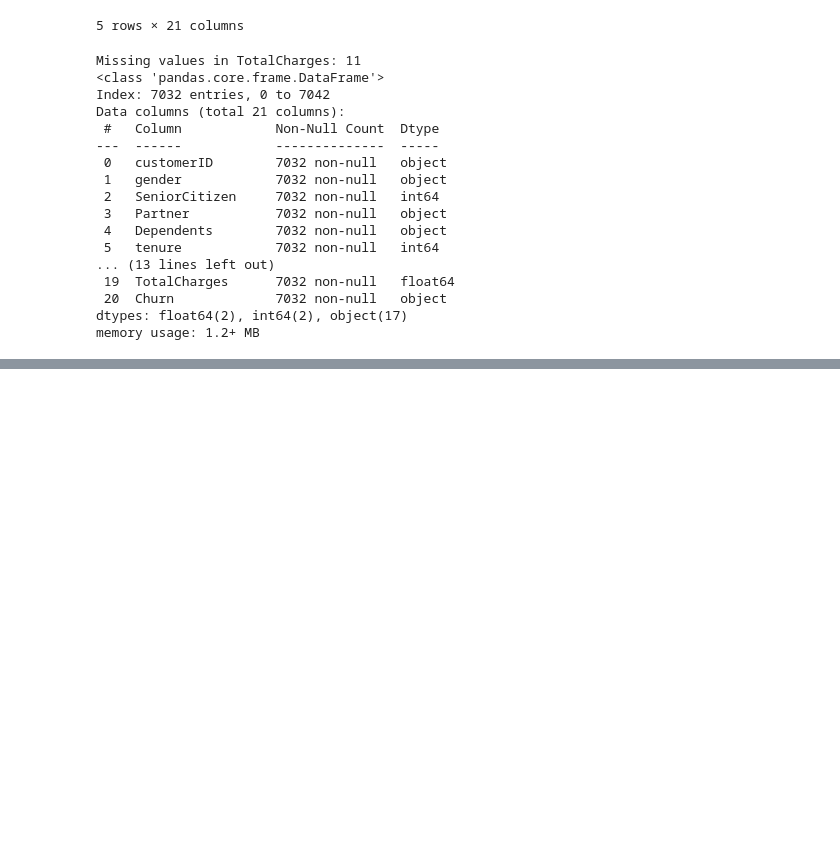
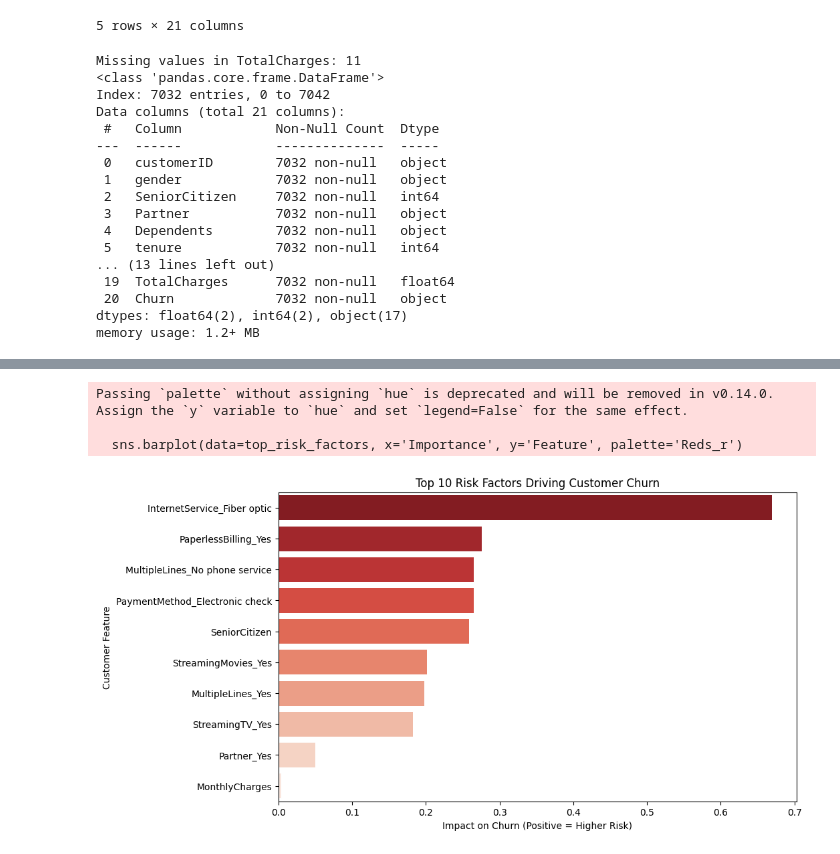
Before and after one commit to lordberbeross/TelcoCustomerChurn-MachineLearning, a Jupyter notebook: notebook.ipynb, the cells around one changed output, grey strips where cells are left out. Cells and saved outputs as stored; diff of their text form; code cells hidden in the pictures; blank space fills up the shorter version.

```diff
--- a/notebook.ipynb
+++ b/notebook.ipynb
@@ -69,0 +112,25 @@ Name: Churn, dtype: float64
+# %%
+import numpy as np
+
+# Modelin katsayılarını (hangi özelliğin ne kadar ağırlığı olduğunu) alalım
+feature_importance = pd.DataFrame({
+    'Feature': X_train.columns,
+    'Importance': model.coef_[0]
+})
+
+# Önem derecesine göre büyükten küçüğe sıralayalım
+# (Pozitif değerler Churn'ü artıran risk faktörleridir)
+top_risk_factors = feature_importance.sort_values(by='Importance', ascending=False).head(10)
+
+# Bunu güzel bir BA sunum grafiğine çevirelim
+plt.figure(figsize=(10, 6))
+sns.barplot(data=top_risk_factors, x='Importance', y='Feature', palette='Reds_r')
+plt.title('Top 10 Risk Factors Driving Customer Churn')
+plt.xlabel('Impact on Churn (Positive = Higher Risk)')
+plt.ylabel('Customer Feature')
+plt.show()
+# %% [output]
+Passing `palette` without assigning `hue` is deprecated and will be removed in v0.14.0. Assign the `y` variable to `hue` and set `legend=False` for the same effect.
+
+  sns.barplot(data=top_risk_factors, x='Importance', y='Feature', palette='Reds_r')
+[figure, added]
```
Also changed, not shown: parts of 6 cells of this notebook.
